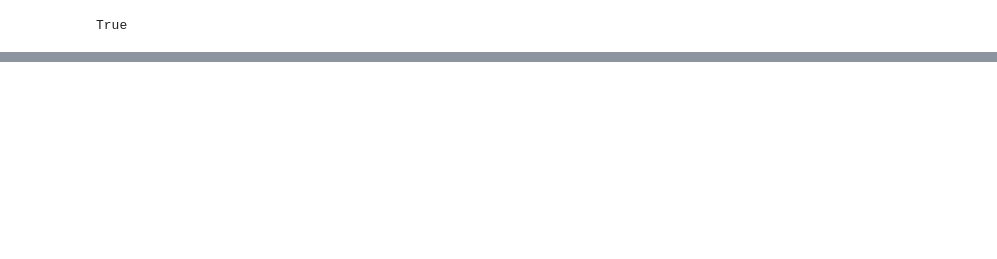
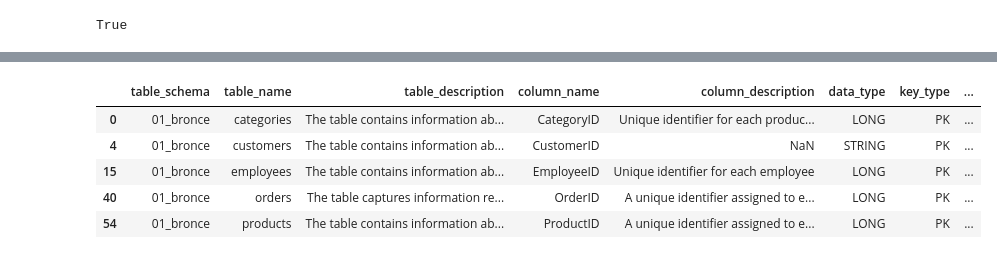
Before and after one commit to wagner-niklas/Alfred, a Jupyter notebook: scripts/create_graph_from_databricks.ipynb, the cells around one changed output, grey strips where cells are left out. Drawn from its saved outputs; the diff is of its cells as text; code cells hidden in the pictures; blank space fills up the shorter version.

```diff
--- a/scripts/create_graph_from_databricks.ipynb
+++ b/scripts/create_graph_from_databricks.ipynb
@@ -873,0 +273,13 @@ LIMIT 1;
+# %%
+# Extract PK and FK columns
+# Identify primary keys and foreign keys
+pk_columns = df_columns[df_columns['key_type'] == 'PK'].copy()
+fk_columns = df_columns[df_columns['key_type'] == 'FK'].copy()
+pk_columns.head()
+# %% [output]
+|  | table_schema | table_name | table_description | column_name | column_description | data_type | key_type | ... |
+| 0 | 01_bronce | categories | The table contains information ab... | CategoryID | Unique identifier for each produc... | LONG | PK | ... |
+| 4 | 01_bronce | customers | The table contains information ab... | CustomerID | NaN | STRING | PK | ... |
+| 15 | 01_bronce | employees | The table contains information ab... | EmployeeID | Unique identifier for each employee | LONG | PK | ... |
+| 40 | 01_bronce | orders | The table captures information re... | OrderID | A unique identifier assigned to e... | LONG | PK | ... |
+| 54 | 01_bronce | products | The table contains information ab... | ProductID | A unique identifier assigned to e... | LONG | PK | ... |
```
Also changed, not shown: parts of 61 cells of this notebook, 5 other files.
